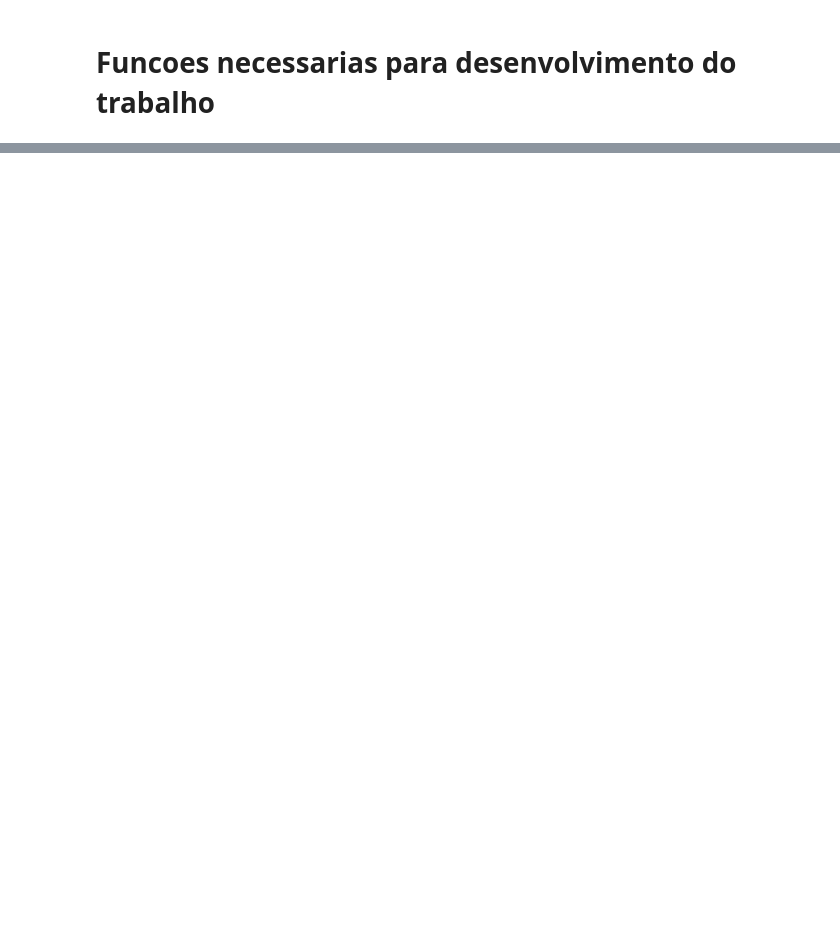
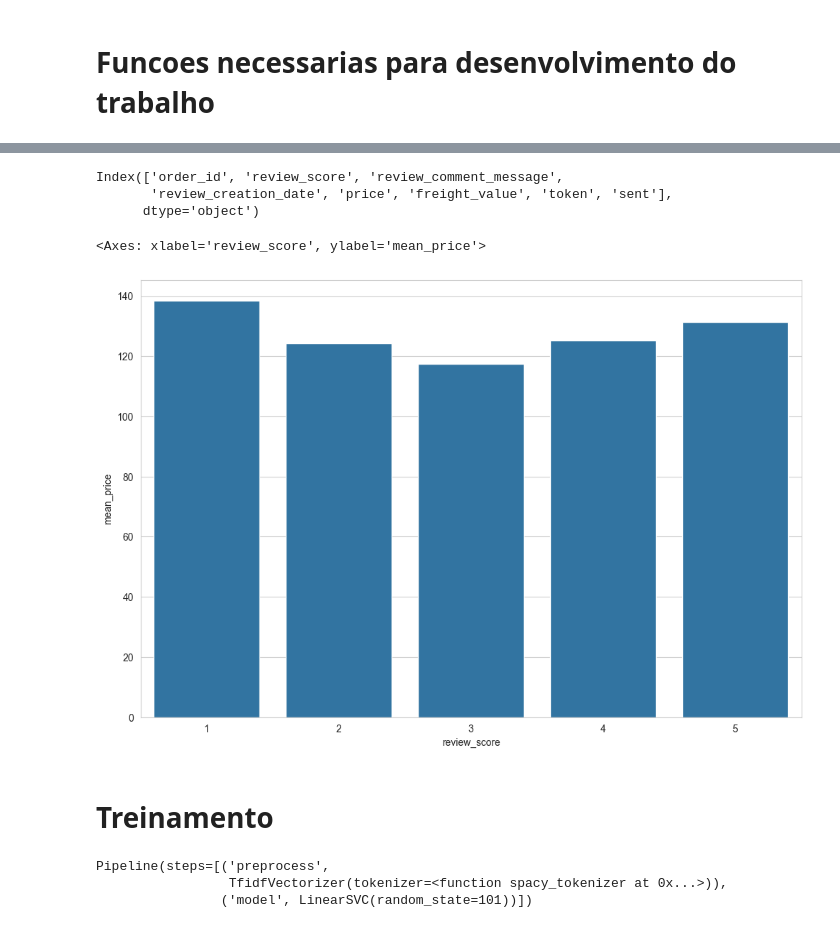
Before and after one commit to jesyavl/ADA5, a Jupyter notebook: NLP.ipynb, the cells around one changed output, grey strips where cells are left out. Saved outputs shown, nothing was run; the diff lists cells and outputs as text; code cells hidden in the pictures; blank space fills up the shorter version.

Commit message:
model_1

```diff
--- a/NLP.ipynb
+++ b/NLP.ipynb
@@ -92,8 +109,11 @@ len(stop_words)
 # %%
-",".join(stop_words)
+
 not_stop=["era","eram","éramos","esta","está","estamos","estão","estar",
           "estava","estavam","estávamos","esteja","estejam","estejamos","esteve","estive","estivemos",
           "estiver","estivera","estiveram","estivéramos","estiverem","estivermos","estivesse","estivessem",
-          "estivéssemos","estou"]
+          "estivéssemos","estou","foi" ,'fomos' ,'for',"foram"  ,"forem" ,"formos" ,"fosse" ,"fossem" ,"fôssemos",
+          'há' ,'haja' ,'hajam' ,'hajamos','hão' ,'havemos' ,'haver','houve','não','teve' ,'tinha' ,'tinham' ,'tínhamos' ,
+          'tive' ,'tivemos' ,'tiver' ,'tivera' ,'tiveram' ,'tiverem' ,'tivermos' ,'tivesse' ,'tivessem']
+stop_words=[word for word in stop_words if not word in not_stop  ]
 # %% [markdown]
 # Funcoes necessarias para desenvolvimento do trabalho
@@ -161 +254,4 @@ def tokenize(columns:str)->pd.Series:
+# %%
+df_rev=pd.read_csv("Dados/olist_order_reviews_dataset.csv")
+df_item=pd.read_csv("/Users/chenyenpin/Documents/ADAPR6/Dados/olist_order_items_dataset.csv")
 # %%
@@ -193,0 +331,2 @@ Name: review_comment_message, Length: 47642, dtype: object
+# %%
+df.drop_duplicates(keep="first", inplace=True)
@@ -193,0 +347,20 @@ Name: review_comment_message, Length: 47642, dtype: object
+# %%
+df.columns
+# %% [output]
+Index(['order_id', 'review_score', 'review_comment_message',
+       'review_creation_date', 'price', 'freight_value', 'token', 'sent'],
+      dtype='object')
+# %%
+score_price=(df.groupby("review_score")
+ .agg(mean_freight=("freight_value","mean"),
+                               mean_price=('price','mean'))
+                               .reset_index()
+                               .sort_values(by="mean_price", ascending=False))
+# %%
+plt.figure(figsize=(12,8))
+sns.barplot(data=score_price, x='review_score', y='mean_price');
+# %% [output]
+<Axes: xlabel='review_score', ylabel='mean_price'>
+[figure, added]
+# %% [markdown]
+# Treinamento
@@ -193,0 +374,10 @@ Name: review_comment_message, Length: 47642, dtype: object
+# %%
+pipe=Pipeline([
+    ('preprocess', TfidfVectorizer(tokenizer=spacy_tokenizer)),
+    ('model', LinearSVC(random_state=101))
+    ])
+pipe
+# %% [output]
+Pipeline(steps=[('preprocess',
+                 TfidfVectorizer(tokenizer=<function spacy_tokenizer at 0x...>)),
+                ('model', LinearSVC(random_state=101))])
```
Also changed, not shown: parts of 23 cells of this notebook.
